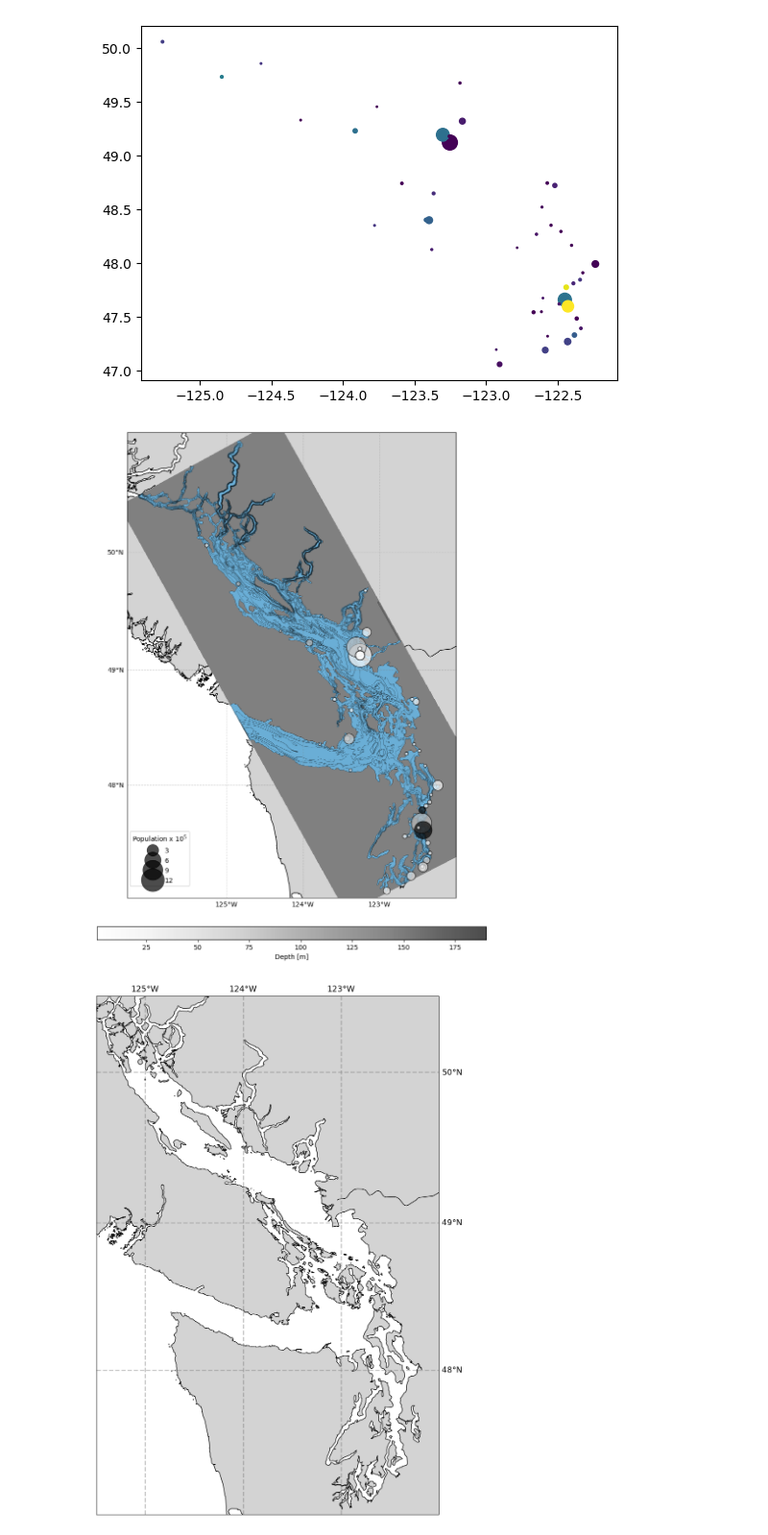
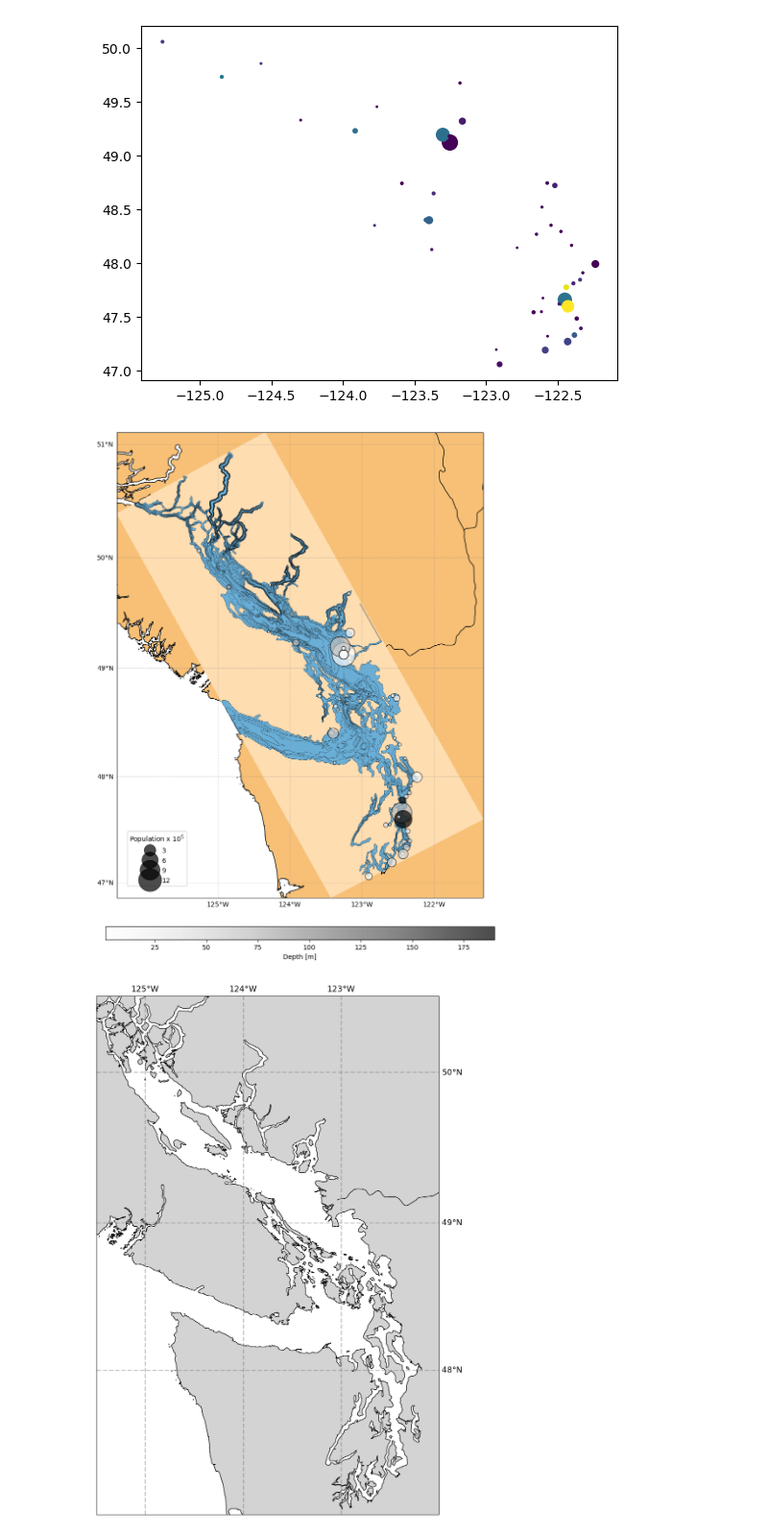
Before and after one commit to SalishSeaCast/analysis-jose, a Jupyter notebook: notebooks/Mapping_tools/salishmap.ipynb, the cells around one changed output. Shown at 96% size. Saved outputs shown, nothing was run; the diff lists cells and outputs as text; code cells hidden in the pictures.

```diff
--- a/notebooks/Mapping_tools/salishmap.ipynb
+++ b/notebooks/Mapping_tools/salishmap.ipynb
@@ -270,44 +270,44 @@ See the caveats in the documentation: https://pandas.pydata.org/pandas-docs/stab
 # %%
 # Make map
 fig, ax = plt.subplots(figsize=(38, 16), subplot_kw={'projection': crs.Mercator()})
-ax.set_extent([-126.3, -122, 47, 51], crs=crs.PlateCarree())
+ax.set_extent([np.min(coords.nav_lon),np.max(coords.nav_lon), np.min(coords.nav_lat), np.max(coords.nav_lat)], crs=crs.PlateCarree())
 #ax.add_feature(feature.GSHHSFeature('high', facecolor='#DDDDDD',edgecolor='#DDDDDD'),zorder=2)
-ax.add_feature(feature.GSHHSFeature('high', edgecolor='k', facecolor='lightgray'),zorder=0)
+ax.add_feature(feature.GSHHSFeature('high', edgecolor='k', facecolor='#F7C076'),zorder=0)
 ax.add_feature(feature.RIVERS, edgecolor='k',zorder=0)
 #ax.add_feature(feature.OCEAN,zorder=1)
 
-ax.contourf(coords.nav_lon, coords.nav_lat, mask.umask[0,0,:,:],transform=crs.PlateCarree(),colors='grey',levels=[-1,0])
+ax.contourf(coords.nav_lon, coords.nav_lat, mask.umask[0,0,:,:],transform=crs.PlateCarree(),colors='#FEDDB1',levels=[-1,0])
 ax.contourf(coords.nav_lon, coords.nav_lat, mask.umask[0,0,:,:],transform=crs.PlateCarree(),cmap='Blues',levels=[0.1,1])
 ax.contour(coords.nav_lon, coords.nav_lat, mask.totaldepth[:,:],transform=crs.PlateCarree(),colors='k',levels=[50,150,250,350],linewidths=0.3,linestyles='dashed')
 ax.contour(coords.nav_lon, coords.nav_lat, mask.totaldepth[:,:],transform=crs.PlateCarree(),colors='k',levels=[0,100,200,300,400],linewidths=0.3)
 #plt.xticks(fontsize=14)
 #plt.yticks(fontsize=14)
 
 gl = ax.gridlines(
     linestyle='--',color='gray', draw_labels=True,
     xlocs=range(-125, -121), ylocs=range(47, 52),zorder=5,alpha=0.3)
 gl.top_labels, gl.right_labels = False, False
 
 
 im = plt.scatter(locs.Lon,locs.Lat,s=locs.Population/1e3,c=locs.Depth,transform=crs.PlateCarree(),cmap='Greys',edgecolors='k',zorder=5,alpha=0.7)
 #plt.legend(*im.legend_elements("sizes", num=4))
 cbar = fig.colorbar(im, location='bottom',aspect=30,shrink=0.28,pad=0.05)
 
 cbar.set_label('Depth [m]')
 handles, labels=im.legend_elements("sizes", num=4)
 plt.legend(handles, ['$3$','$6$','$9$','$12$'], title="Population x $10^5$",bbox_to_anchor=(0.2, 0.15))
 
 # Add the custom legend
 # ax.text(-0.08, 0.55, 'Latitude', va='bottom', ha='center',
 #         rotation='vertical', rotation_mode='anchor',
 #         transform=ax.transAxes, fontsize=14,weight="bold")
 # ax.text(0.5, -0.05, 'Longitude', va='bottom', ha='center',
 #         rotation='horizontal', rotation_mode='anchor',
 #         transform=ax.transAxes, fontsize=14,weight="bold")
 
 plt.savefig("/home/jvalenti/MOAD/map_deploy.pdf")
 # %% [output]
-[figure, old version]
+[figure, new version]
 # %%
 states_provinces = feature.NaturalEarthFeature(
         category='cultural',
```
Also changed, not shown: parts of 1 cell of this notebook, 20 other files.
